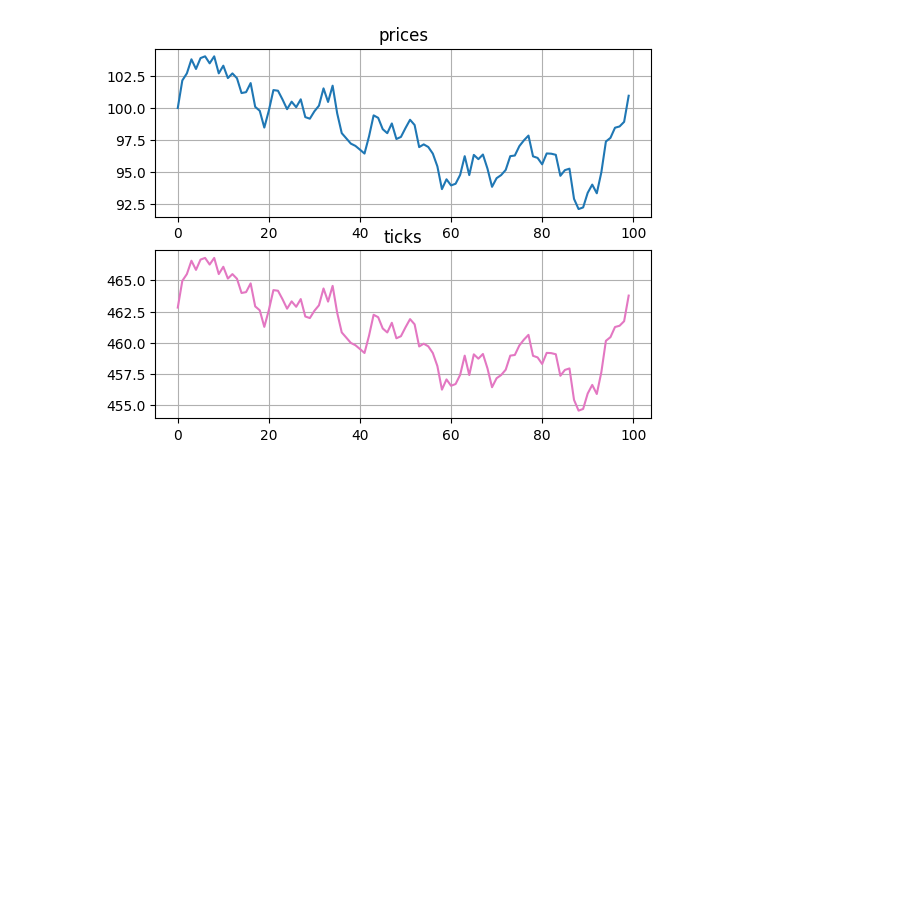
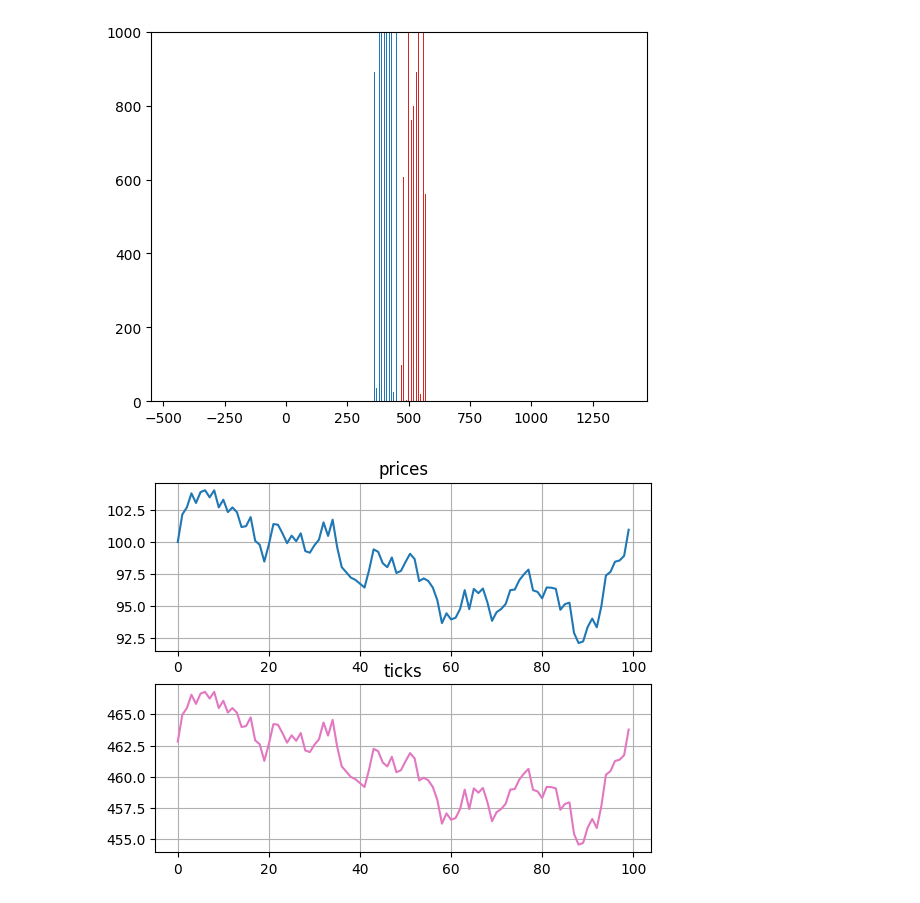
Before and after one commit to t4sk/notes, a Jupyter notebook: python/amm/order_book.ipynb, the cells around one changed output. Cells and saved outputs as stored; diff of their text form; code cells hidden in the pictures; blank space fills up the shorter version.

```diff
--- a/python/amm/order_book.ipynb
+++ b/python/amm/order_book.ipynb
@@ -354,6 +359,8 @@ import numpy as np
 import random
 import math
 import matplotlib.pyplot as plt
+from matplotlib.animation import FuncAnimation
+from IPython.display import HTML
 
 T = 10
 P1 = 1.01
@@ -381,41 +388,91 @@ for dp in delta_prices:
 users = ["alice", "bob"]
 tick_spacing = 10
 book = OrderBook(int((ticks[0] // tick_spacing) * tick_spacing), tick_spacing)
+# Data
+bucket_ids = {}
+buckets = []
 
 for t in range(0, T):
     # Checks
     # Cancel orders far from current tick
     # Place orders near current tick
-    for i in range(0, random.randint(0, 5)):
+    for i in range(0, random.randint(0, 10)):
         d_tick = random.randint(-10, 10)
         tick = int((ticks[t] // tick_spacing + d_tick) * tick_spacing)
         if tick != book.tick:
             amt = random.randint(1, 100)
+            zero_for_one = book.tick < tick
             book.inc(
                 tick,
-                book.tick < tick,
+                zero_for_one,
                 amt,
                 # Random user
                 msg_sender = users[i % len(users)]
             )
+            bucket_ids[book.get_bucket_id(tick, zero_for_one)] = {"tick": tick, "zero_for_one": zero_for_one}
     # Swap
-    try:
-        delta = random.randint(-2, 2)
-        if delta != 0:
-            min_max = 0 if delta > 0 else 1000000000
-            (amt_in, amt_out) = book.swap(
-                delta,
-                min_max,
-                book.tick < ticks[t]
-            )
-            print("in:", amt_in, "out:", amt_out)
-    except Exception as e:
-        print(f'Swap error at time {t}:', e)
+    # try:
+    #     delta = random.randint(-1, 1)
+    #     if delta != 0:
+    #         print(book.tick, ticks[t])
+    #         zero_for_one = book.tick > ticks[t]
+    #         amt_limit = 0 if delta > 0 else 1000000000
+    #         tick_limit = -1000000 if zero_for_one else 1000000
+    #         (amt_in, amt_out) = book.swap(
+    #             delta,
+    #             amt_limit,
+    #             tick_limit,
+    #             zero_for_one
+    #         )
+    #         print("0 -> 1:", zero_for_one, "in:", amt_in, "out:", amt_out)
+    # except Exception as e:
+    #     print(f'Swap error at time {t}:', e)
     # Take
+    # Collect bucket data
+    buckets.append({})
+    for bucket_id, slot in book.slots.items():
+        bucket = book.buckets.get(bucket_id).get(slot)
+        buckets[-1][bucket_id] = {
+            "tick": bucket_ids[bucket_id]["tick"],
+            "amt0": bucket.amt0,
+            "amt1": bucket.amt1,
+        }
     # Checks
 
-data = {
-    "prices": prices,
-    "ticks": ticks
-}
+data = [{"pirce": p, "tick": t, "buckets": b}  for (p, t, b) in zip(prices, ticks, buckets)]
+
+# Plot
+Y_MAX = 1000
+MIN_TICK_DELTA = -1000
+MAX_TICK_DELTA = 1000
+t0 = int(ticks[0] // tick_spacing * tick_spacing)
+x_ticks = nums = [t0 + t for t in range(MIN_TICK_DELTA, MAX_TICK_DELTA + 1, tick_spacing)]
+
+fig, ax = plt.subplots()
+
+ax.set_xlim(t0 + MIN_TICK_DELTA - tick_spacing, t0 + MAX_TICK_DELTA + tick_spacing)
+ax.set_ylim(0, Y_MAX)
+
+# Bars of height 0 on x_ticks
+bars_red = ax.bar(x_ticks, [0]*len(x_ticks), color="tab:red", width=4)
+bars_blue = ax.bar(x_ticks, [0]*len(x_ticks), color="tab:blue", width=4, bottom=[0]*len(x_ticks))
+
+def update(frame):
+    vals = data[frame]
+
+    for b in vals["buckets"].values():
+        tick = b["tick"]
+        x = b["amt0"]
+        y = b["amt1"]
+        idx = (tick - x_ticks[0]) // tick_spacing
+        bars_red[idx].set_height(x)
+        bars_blue[idx].set_y(x)
+        bars_blue[idx].set_height(y)
+
+    return bars_red + bars_blue
+
+ani = FuncAnimation(fig, update, frames=range(0, T, 1), interval=500, blit=False)
+
+# For JupyterLab
+HTML(ani.to_jshtml())
 # %% [output]
@@ -439,3 +480,4 @@ Swap error at time 98: out of gas
+[figure, added]
 # %%
 import numpy as np
 import math
```
Also changed, not shown: parts of 2 cells of this notebook, 1 other file.
